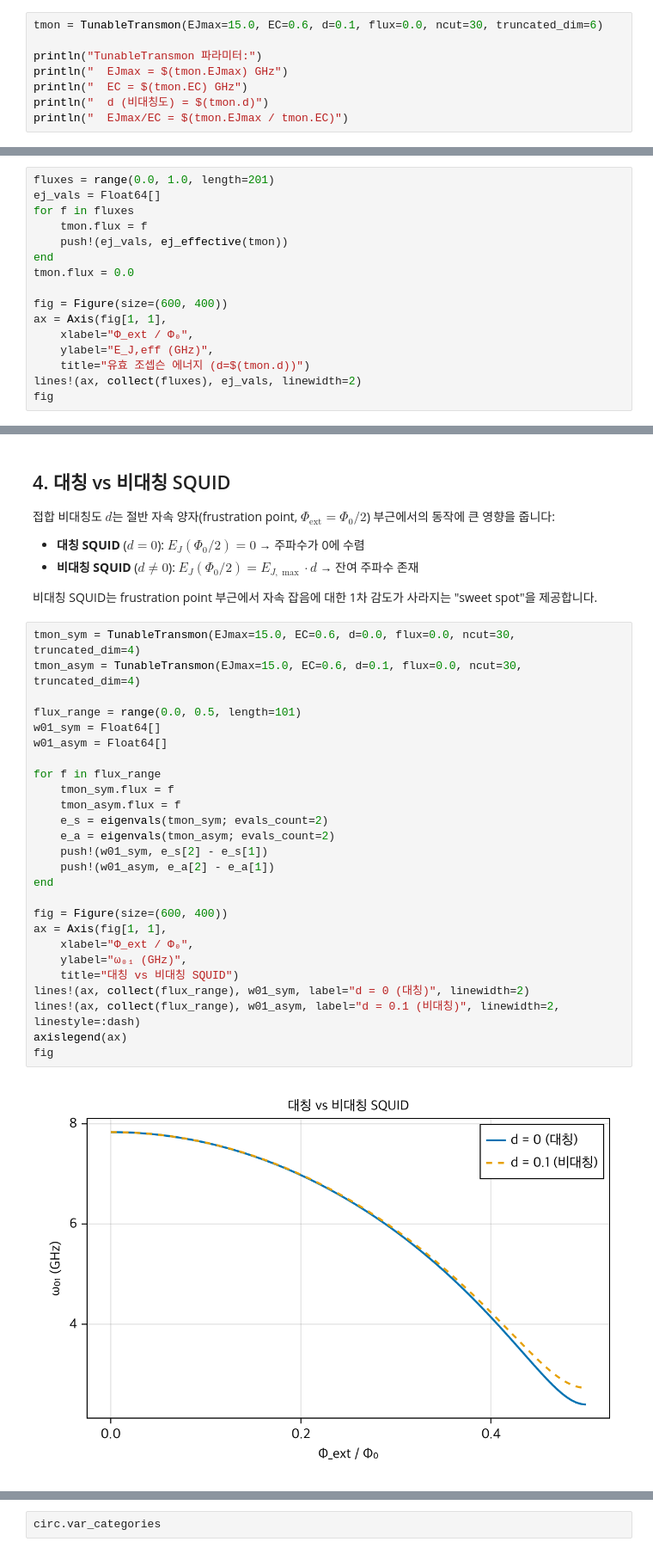
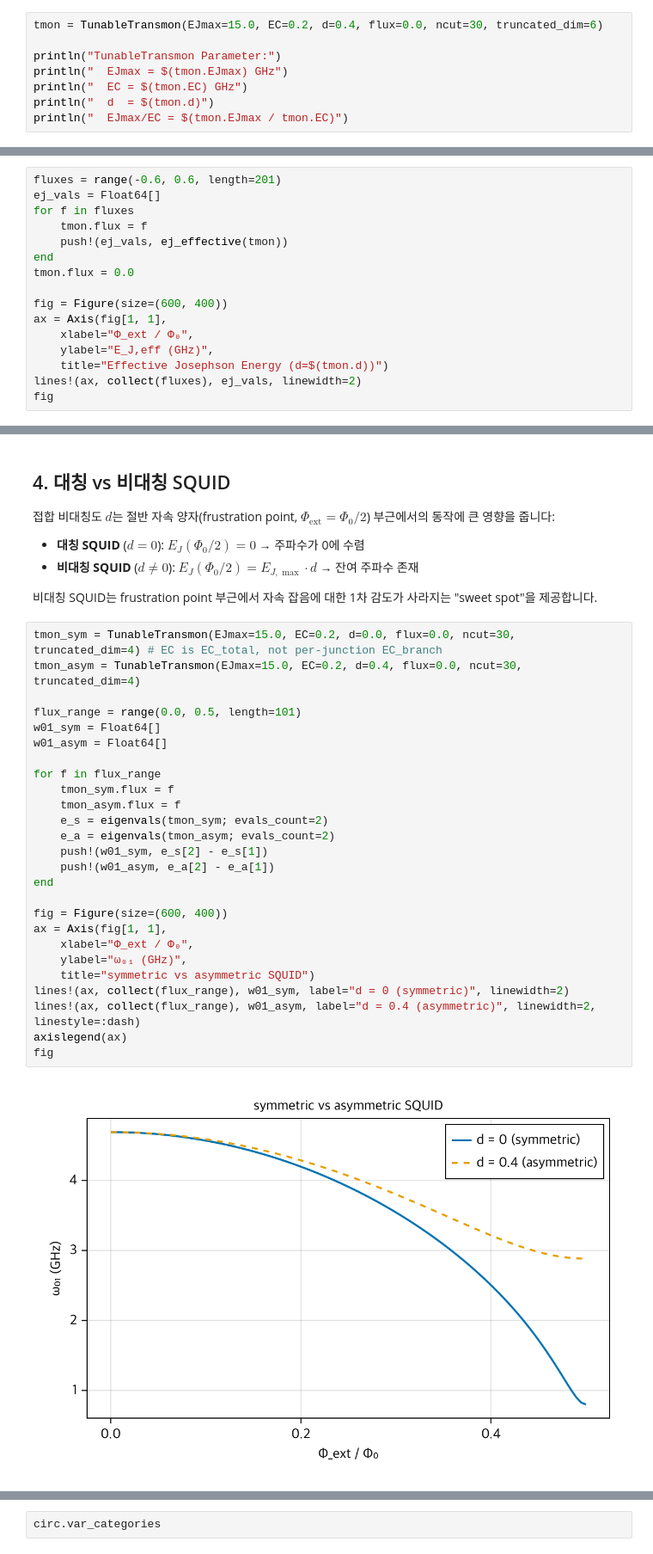
Before and after one commit to yalgaeahn/scqubitsMimic.jl, a Jupyter notebook: examples/demo_tunable_transmon.ipynb, the cells around one changed output, grey strips where cells are left out. Shown at 86% size. Saved outputs shown, nothing was run; the diff lists cells and outputs as text.

```diff
--- a/examples/demo_tunable_transmon.ipynb
+++ b/examples/demo_tunable_transmon.ipynb
@@ -33,11 +33,11 @@ $$E_J(\Phi_{\text{ext}}) = E_{J,\max} \left|\cos\left(\pi\frac{\Phi_{\text{ext}}
 
 대칭 SQUID ($d=0$)에서는 절반 자속 양자($\Phi_{\text{ext}} = \Phi_0/2$)에서 $E_J = 0$이 됩니다.
 # %%
-tmon = TunableTransmon(EJmax=15.0, EC=0.6, d=0.1, flux=0.0, ncut=30, truncated_dim=6)
+tmon = TunableTransmon(EJmax=15.0, EC=0.2, d=0.4, flux=0.0, ncut=30, truncated_dim=6)
 
-println("TunableTransmon 파라미터:")
+println("TunableTransmon Parameter:")
 println("  EJmax = $(tmon.EJmax) GHz")
 println("  EC = $(tmon.EC) GHz")
-println("  d (비대칭도) = $(tmon.d)")
+println("  d  = $(tmon.d)")
 println("  EJmax/EC = $(tmon.EJmax / tmon.EC)")
 # %% [output]
@@ -51,7 +51,7 @@ TunableTransmon 파라미터:
 
 외부 자속을 $0$에서 $\Phi_0$까지 변화시키면서 유효 $E_J$의 변화를 관찰합니다.
 # %%
-fluxes = range(0.0, 1.0, length=201)
+fluxes = range(-0.6, 0.6, length=201)
 ej_vals = Float64[]
 for f in fluxes
     tmon.flux = f
@@ -63,7 +63,7 @@ fig = Figure(size=(600, 400))
 ax = Axis(fig[1, 1],
     xlabel="Φ_ext / Φ₀",
     ylabel="E_J,eff (GHz)",
-    title="유효 조셉슨 에너지 (d=$(tmon.d))")
+    title="Effective Josephson Energy (d=$(tmon.d))")
 lines!(ax, collect(fluxes), ej_vals, linewidth=2)
 fig
 # %% [output]
@@ -111,33 +111,33 @@ tmon.flux = 0.0
 
 비대칭 SQUID는 frustration point 부근에서 자속 잡음에 대한 1차 감도가 사라지는 "sweet spot"을 제공합니다.
 # %%
-tmon_sym = TunableTransmon(EJmax=15.0, EC=0.6, d=0.0, flux=0.0, ncut=30, truncated_dim=4)
-tmon_asym = TunableTransmon(EJmax=15.0, EC=0.6, d=0.1, flux=0.0, ncut=30, truncated_dim=4)
+tmon_sym = TunableTransmon(EJmax=15.0, EC=0.2, d=0.0, flux=0.0, ncut=30, truncated_dim=4) # EC is EC_total, not per-junction EC_branch
+tmon_asym = TunableTransmon(EJmax=15.0, EC=0.2, d=0.4, flux=0.0, ncut=30, truncated_dim=4)
 
 flux_range = range(0.0, 0.5, length=101)
 w01_sym = Float64[]
 w01_asym = Float64[]
 
 for f in flux_range
     tmon_sym.flux = f
     tmon_asym.flux = f
     e_s = eigenvals(tmon_sym; evals_count=2)
     e_a = eigenvals(tmon_asym; evals_count=2)
     push!(w01_sym, e_s[2] - e_s[1])
     push!(w01_asym, e_a[2] - e_a[1])
 end
 
 fig = Figure(size=(600, 400))
 ax = Axis(fig[1, 1],
     xlabel="Φ_ext / Φ₀",
     ylabel="ω₀₁ (GHz)",
-    title="대칭 vs 비대칭 SQUID")
-lines!(ax, collect(flux_range), w01_sym, label="d = 0 (대칭)", linewidth=2)
-lines!(ax, collect(flux_range), w01_asym, label="d = 0.1 (비대칭)", linewidth=2, linestyle=:dash)
+    title="symmetric vs asymmetric SQUID")
+lines!(ax, collect(flux_range), w01_sym, label="d = 0 (symmetric)", linewidth=2)
+lines!(ax, collect(flux_range), w01_asym, label="d = 0.4 (asymmetric)", linewidth=2, linestyle=:dash)
 axislegend(ax)
 fig
 # %% [output]
-[figure, old version]
+[figure, new version]
 # %%
 # Frustration point에서의 비교
 tmon_sym.flux = 0.5
```
Also changed, not shown: parts of 7 cells of this notebook, 3 other files.
